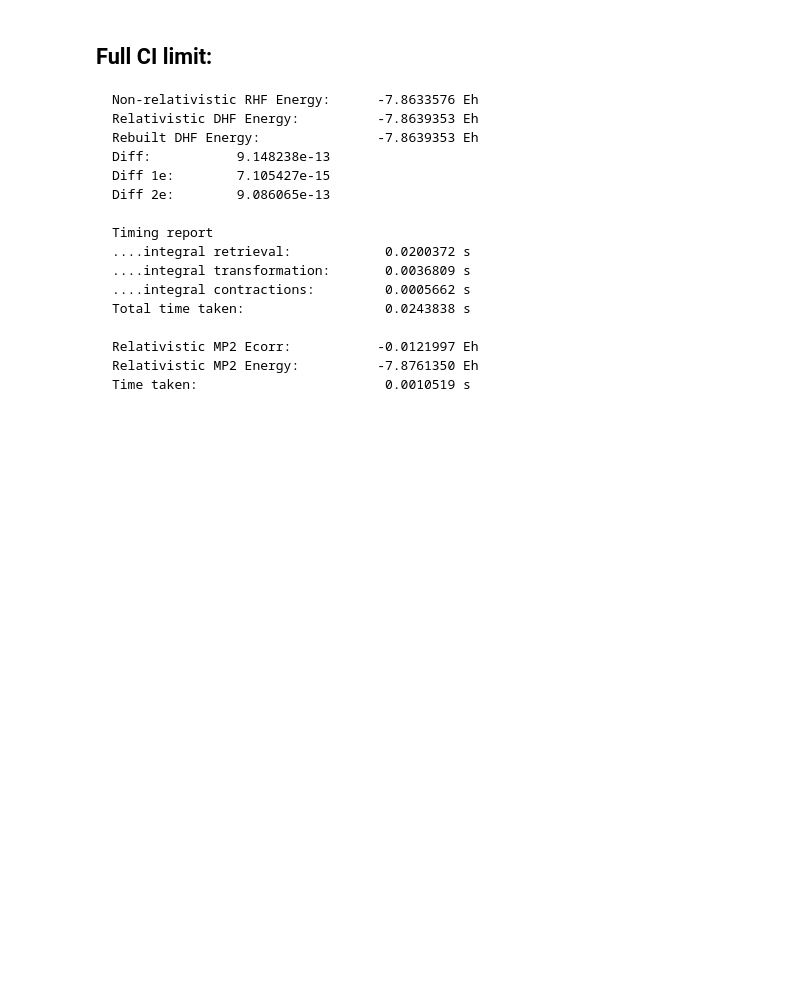
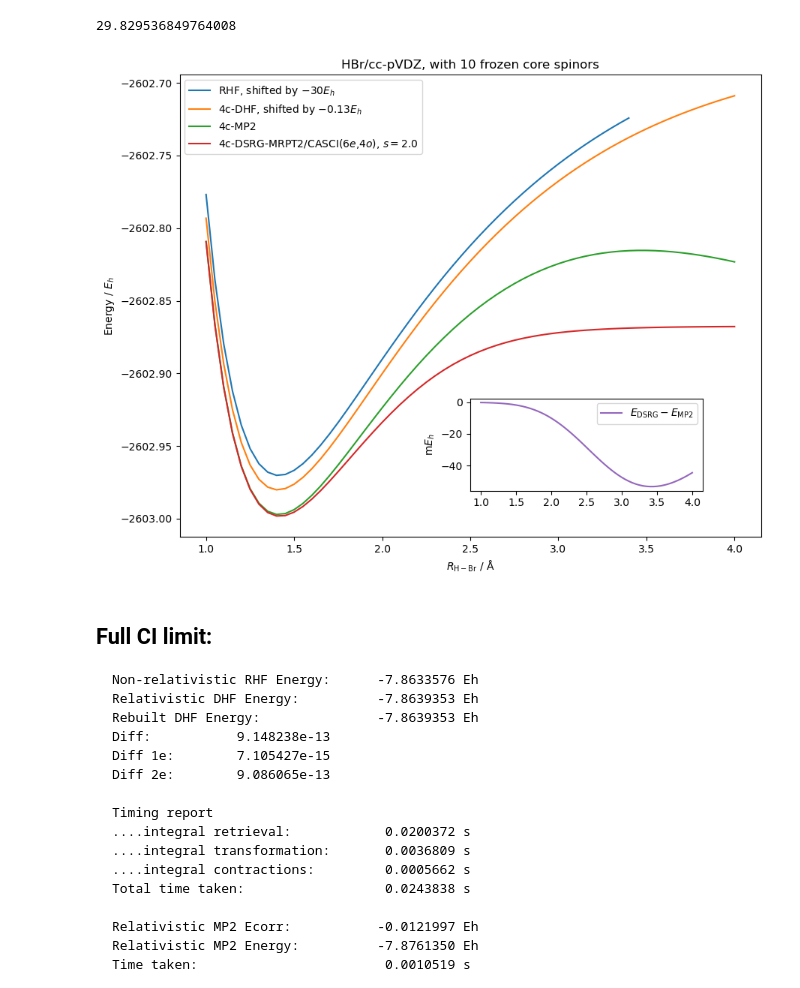
Before and after one commit to brianz98/4c-DSRG-MRPT, a Jupyter notebook: 4c-dsrg-mrpt2.ipynb, the cells around one changed output. Drawn from its saved outputs; the diff is of its cells as text; code cells hidden in the pictures; blank space fills up the shorter version.

```diff
--- a/4c-dsrg-mrpt2.ipynb
+++ b/4c-dsrg-mrpt2.ipynb
@@ -7,4 +7,7 @@ import time
 import scipy
 import itertools
 import copy
+import matplotlib.pyplot as plt
+
+MACHEPS = 1e-9
 # %%
@@ -994,0 +1071,6 @@ Time taken:              2.6087 s
+# %%
+bls = np.arange(1.0,4.01,0.05)
+energies = np.zeros((len(bls),4))
+for i in range(len(bls)):
+    print(f'Doing {bls[i]}')
+    energies[i,:] = dsrg_wrapper(2.0, bls[i])
@@ -994,0 +1095,21 @@ Time taken:              2.6087 s
+# %%
+energies[10,0]-energies[10,1]-0.05
+# %% [output]
+29.829536849764008
+# %%
+f,ax = plt.subplots(figsize=(10,8))
+ax.set_title("HBr/cc-pVDZ, with 10 frozen core spinors")
+ax.plot(bls[:-12], energies[:-12,0]-30, label=r'RHF, shifted by $-30E_h$')
+ax.plot(bls, energies[:,1]-0.13, label=r'4c-DHF, shifted by $-0.13E_h$')
+ax.plot(bls, energies[:,1]+energies[:,2],label='4c-MP2')
+ax.plot(bls, energies[:,1]+energies[:,3],label=r'4c-DSRG-MRPT2/CASCI($6e$,$4o$), $s=2.0$')
+ax.legend()
+ax.set_ylabel(r'Energy / $E_h$')
+ax.set_xlabel(r'$R_{\mathrm{H-Br}}$ / $\mathrm{\AA}$')
+axins = ax.inset_axes([0.5,0.1,0.4,0.2])
+axins.plot(bls, (energies[:,3]-energies[:,2])*1000,label=r'$E_{\mathrm{DSRG}}-E_{\mathrm{MP2}}$',c='tab:purple')
+axins.set_ylabel(r'm$E_h$')
+axins.legend()
+f.savefig('hbr-cc-pvdz.pdf')
+# %% [output]
+[figure, added]
```
Also changed, not shown: parts of 8 cells of this notebook.
